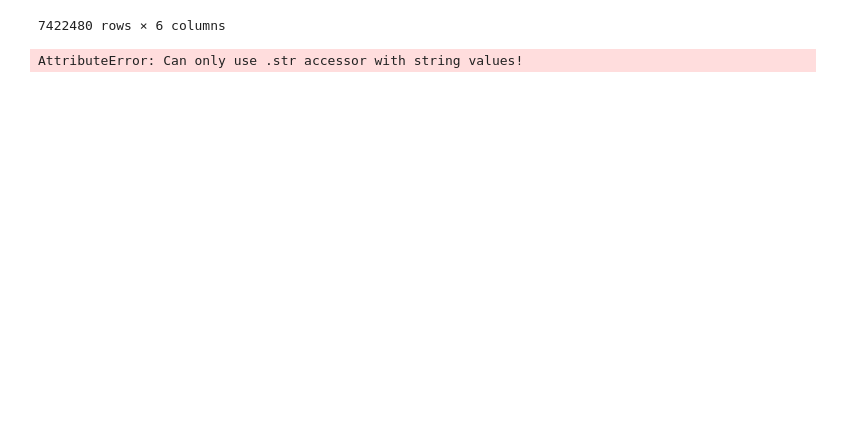
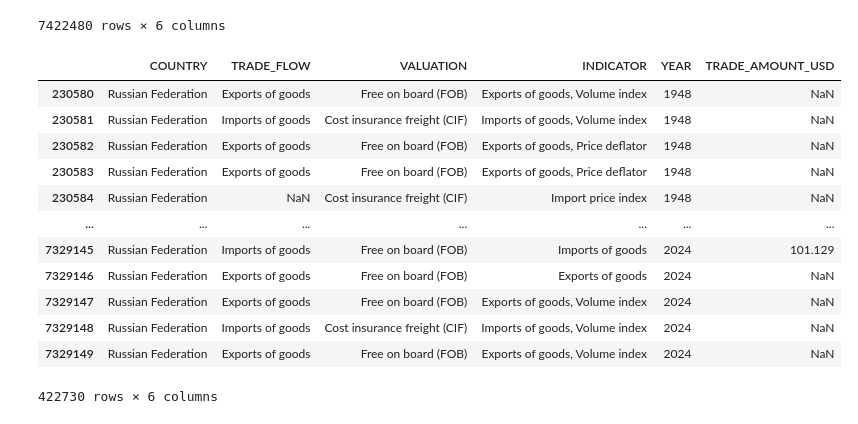
Before and after one commit to AlexxxGold/russia-global-trade, a Jupyter notebook: international_trade_in_goods.ipynb, the cells around one changed output. Cells and saved outputs as stored; diff of their text form; code cells hidden in the pictures; blank space fills up the shorter version.

```diff
--- a/international_trade_in_goods.ipynb
+++ b/international_trade_in_goods.ipynb
@@ -59,8 +59,19 @@ df
 # %%
 df = df.drop(df[((df['YEAR'] == 'TRADE_VALUE') | (df['YEAR'] == 'YEAR') | (df['YEAR'] == 'DATASET')) & ((df['TRADE_AMOUNT_USD'] == 'TRADE_VALUE') | (df['TRADE_AMOUNT_USD'] == 'YEAR'))].index)
 df = df[df['YEAR'].str.match("^\\d{4}$")]
 df['YEAR'] = df['YEAR'].astype(int)
-df['TRADE_AMOUNT_USD'] = df['TRADE_AMOUNT_USD'].dropna()
 df
 # %% [output]
+|  | COUNTRY | TRADE_FLOW | VALUATION | INDICATOR | YEAR | TRADE_AMOUNT_USD |
+| 230580 | Russian Federation | Exports of goods | Free on board (FOB) | Exports of goods, Volume index | 1948 | NaN |
+| 230581 | Russian Federation | Imports of goods | Cost insurance freight (CIF) | Imports of goods, Volume index | 1948 | NaN |
+| 230582 | Russian Federation | Exports of goods | Free on board (FOB) | Exports of goods, Price deflator | 1948 | NaN |
+| 230583 | Russian Federation | Exports of goods | Free on board (FOB) | Exports of goods, Price deflator | 1948 | NaN |
+| 230584 | Russian Federation | NaN | Cost insurance freight (CIF) | Import price index | 1948 | NaN |
+| ... | ... | ... | ... | ... | ... | ... |
+| 7329145 | Russian Federation | Imports of goods | Free on board (FOB) | Imports of goods | 2024 | 101.129 |
+| 7329146 | Russian Federation | Exports of goods | Free on board (FOB) | Exports of goods | 2024 | NaN |
+| 7329147 | Russian Federation | Exports of goods | Free on board (FOB) | Exports of goods, Volume index | 2024 | NaN |
+| 7329148 | Russian Federation | Imports of goods | Cost insurance freight (CIF) | Imports of goods, Volume index | 2024 | NaN |
+| 7329149 | Russian Federation | Exports of goods | Free on board (FOB) | Exports of goods, Volume index | 2024 | NaN |
-AttributeError: Can only use .str accessor with string values!
+422730 rows × 6 columns
```
Also changed, not shown: parts of 5 cells of this notebook.
